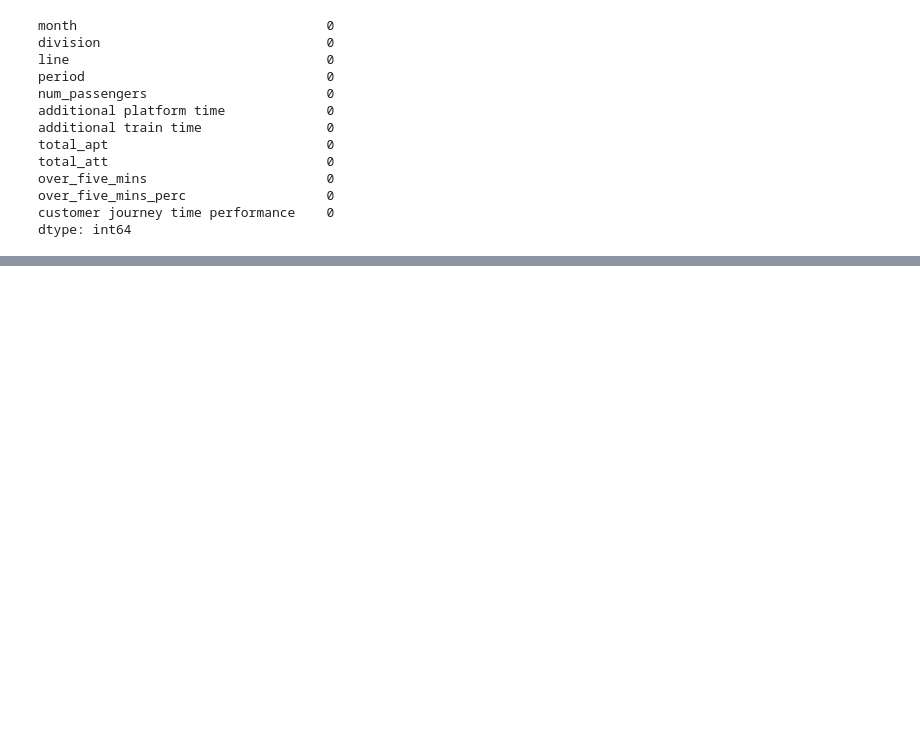
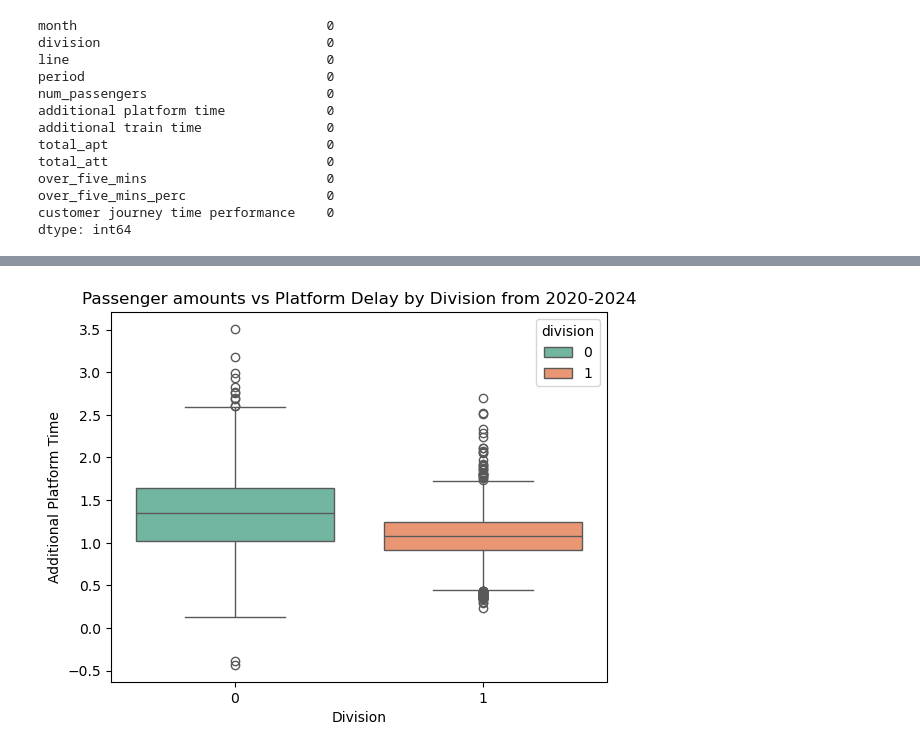
Before and after one commit to tali0n-git/MTA-subway-analysis, a Jupyter notebook: notebooks/Jahaira_EDA.ipynb, the cells around one changed output, grey strips where cells are left out. Cells and saved outputs as stored; diff of their text form; code cells hidden in the pictures; blank space fills up the shorter version.

```diff
--- a/notebooks/Jahaira_EDA.ipynb
+++ b/notebooks/Jahaira_EDA.ipynb
@@ -79,3 +112,11 @@ dtype: int64
+# %%
+sns.boxplot(data=mta, x="division", y="additional platform time", hue ="division", palette="Set2")
+plt.title("Passenger amounts vs Platform Delay by Division from 2020-2024")
+plt.xlabel("Division")
+plt.ylabel("Additional Platform Time")
+plt.show()
+# %% [output]
+[figure, added]
 # %%
 #grouping by divisions and calculating the mean of additional platform time
 division_delays = mta.groupby("division")["additional platform time"].mean().reset_index()
```
Also changed, not shown: parts of 14 cells of this notebook.
